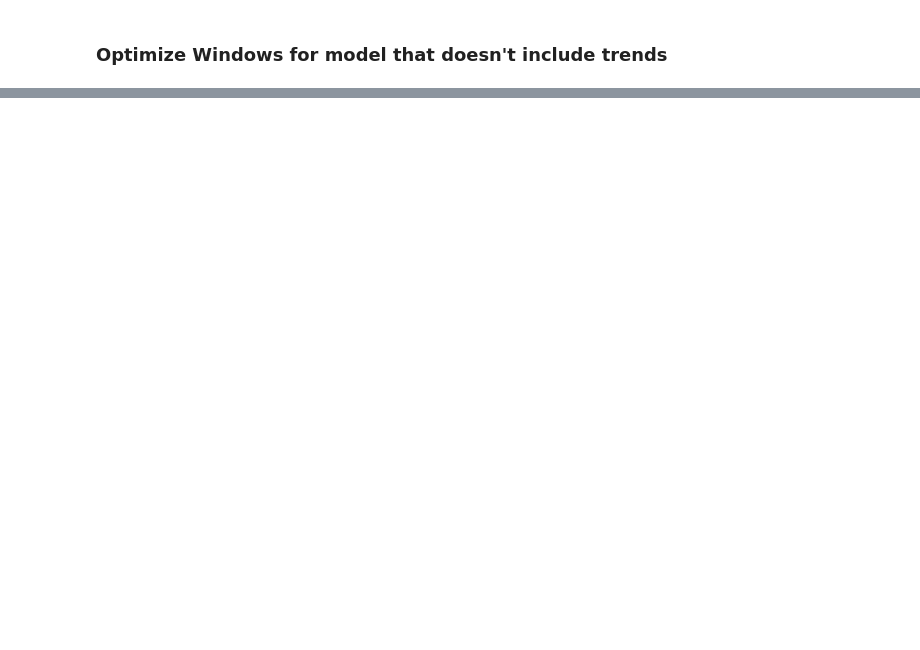
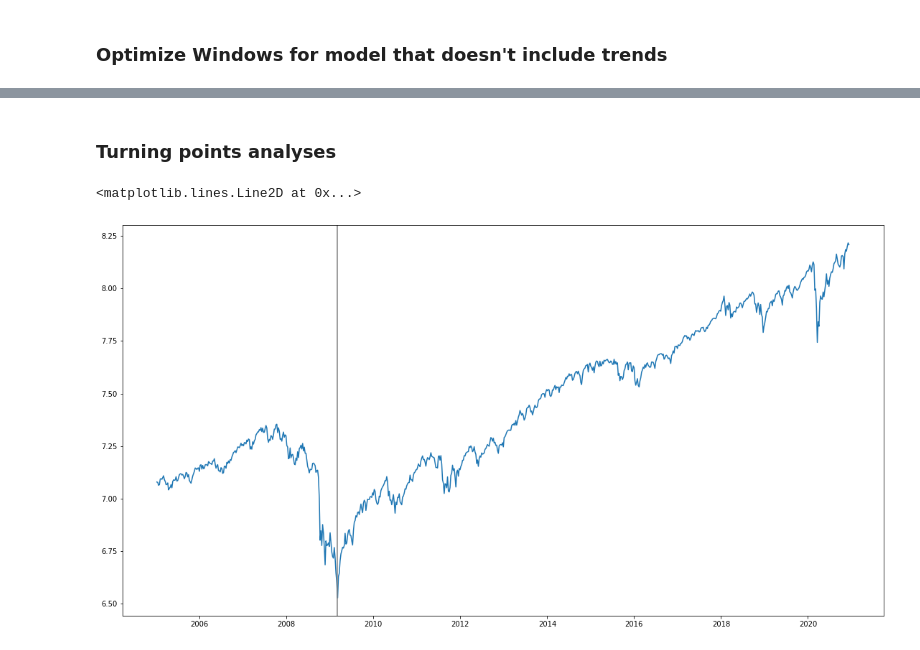
Before and after one commit to epfl-ada/ada-2020-project-milestone-p3-p3_adache, a Jupyter notebook: project.ipynb, the cells around one changed output, grey strips where cells are left out. Cells and saved outputs as stored; diff of their text form; code cells hidden in the pictures; blank space fills up the shorter version.

```diff
--- a/project.ipynb
+++ b/project.ipynb
@@ -740,0 +738,10 @@ def plot_fig(y_tests, y_hats,y_hats_no_trends):
+# %% [markdown]
+### Turning points analyses
+# %%
+fig, ax = plt.subplots(figsize=(19,10))
+
+ax.plot(data.index, data['Log Adj Close'], linestyle='solid', label='Actual')
+ax.axvline(x=pd.to_datetime('2009-03-01'), ymin=0, ymax=6.75, color='grey')
+# %% [output]
+<matplotlib.lines.Line2D at 0x...>
+[figure, added]
```
Also changed, not shown: parts of 27 cells of this notebook.
